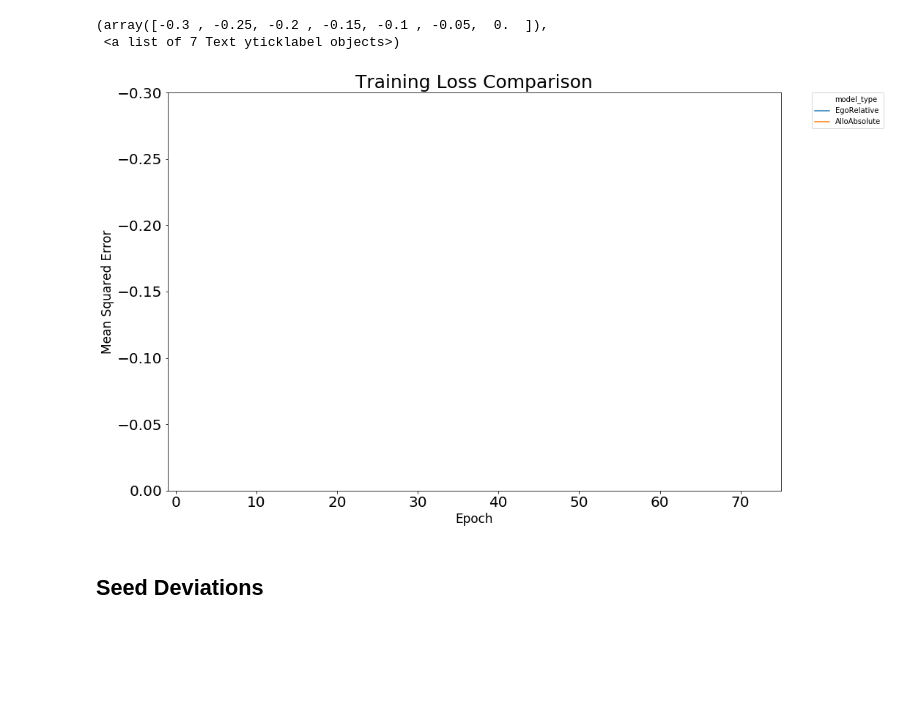
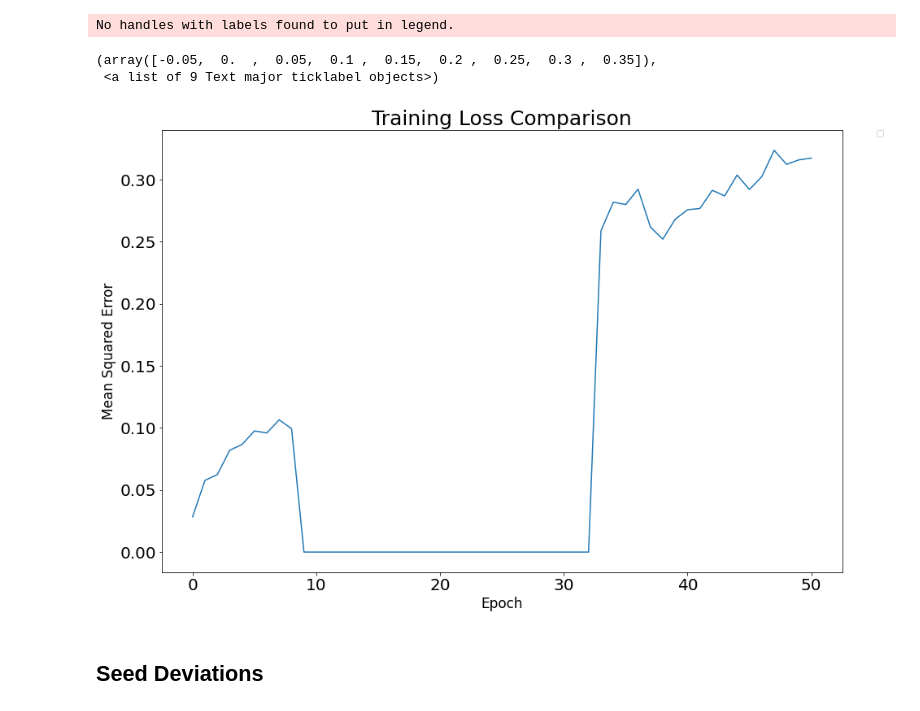
Before and after one commit to psych251/vaswani2017, a Jupyter notebook: transformer/data_exploration/ModelComparisons.ipynb, the cells around one changed output. Cells and saved outputs as stored; diff of their text form; code cells hidden in the pictures; blank space fills up the shorter version.

```diff
--- a/transformer/data_exploration/ModelComparisons.ipynb
+++ b/transformer/data_exploration/ModelComparisons.ipynb
@@ -33,7 +33,7 @@ def get_df(models, model_names=None):
 # %%
 main_path = os.path.expanduser("/data2/pdplab/grantsrb/transformer/")
 # %%
-exp_folder = "vocabsize/"
+exp_folder = "/data2/pdplab/grantsrb/transformer/fixedidxs/"
 model_folders = io.get_model_folders(os.path.join(main_path,exp_folder),True)
 model_folders
 # %% [output]
@@ -101,24 +114,25 @@ plt.yticks(fontsize=22)
 # %%
 fig = plt.figure(figsize=(15,10))
 sns.lineplot(x="epoch",
              y=y,
              hue=hue,
              style=style,
              data=filtered_df)
 plt.legend(bbox_to_anchor=(1.05, 1), loc=2, borderaxespad=0.)
 # plt.ylim([0,.2])
-plt.ylim([0,-.3])
-plt.xlim([-1,75])
+# plt.ylim([0,-.3])
+# plt.xlim([-1,75])
 plt.title("Training Loss Comparison",fontsize=25)
 plt.ylabel("Mean Squared Error",fontsize=17)
 plt.xlabel("Epoch", fontsize=17)
 plt.xticks(fontsize=20)
 plt.yticks(fontsize=20)
 # plt.legend(fontsize=20)
 # %% [output]
-(array([-0.3 , -0.25, -0.2 , -0.15, -0.1 , -0.05,  0.  ]),
- <a list of 7 Text yticklabel objects>)
+No handles with labels found to put in legend.
+(array([-0.05,  0.  ,  0.05,  0.1 ,  0.15,  0.2 ,  0.25,  0.3 ,  0.35]),
+ <a list of 9 Text major ticklabel objects>)
-[figure, old version]
+[figure, new version]
 # %% [markdown]
 ## Seed Deviations
 # %% [markdown]
```
Also changed, not shown: parts of 5 cells of this notebook.
